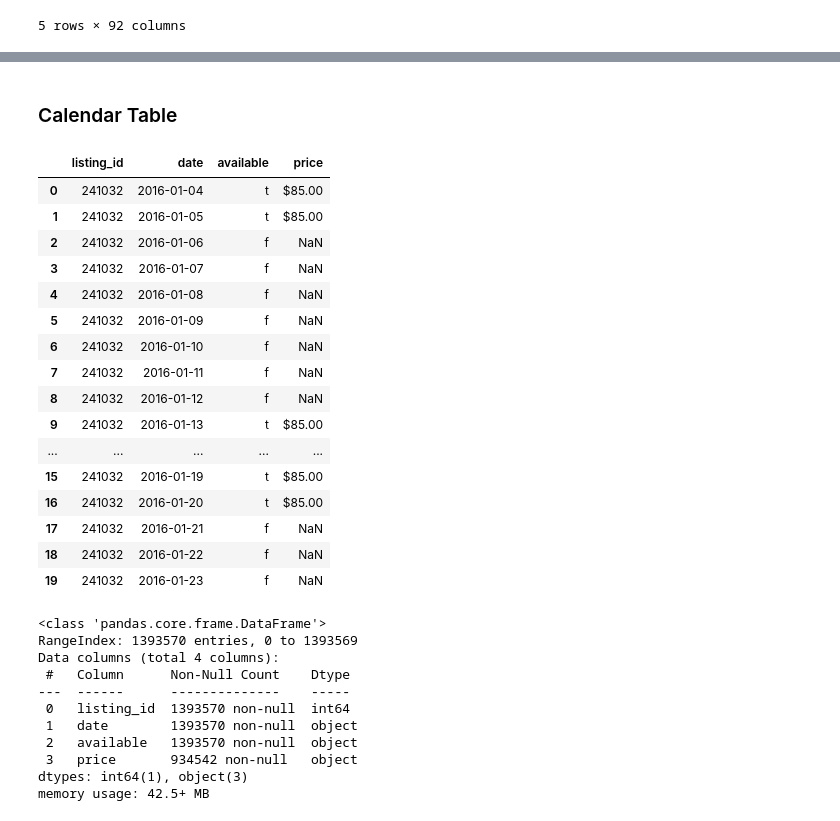
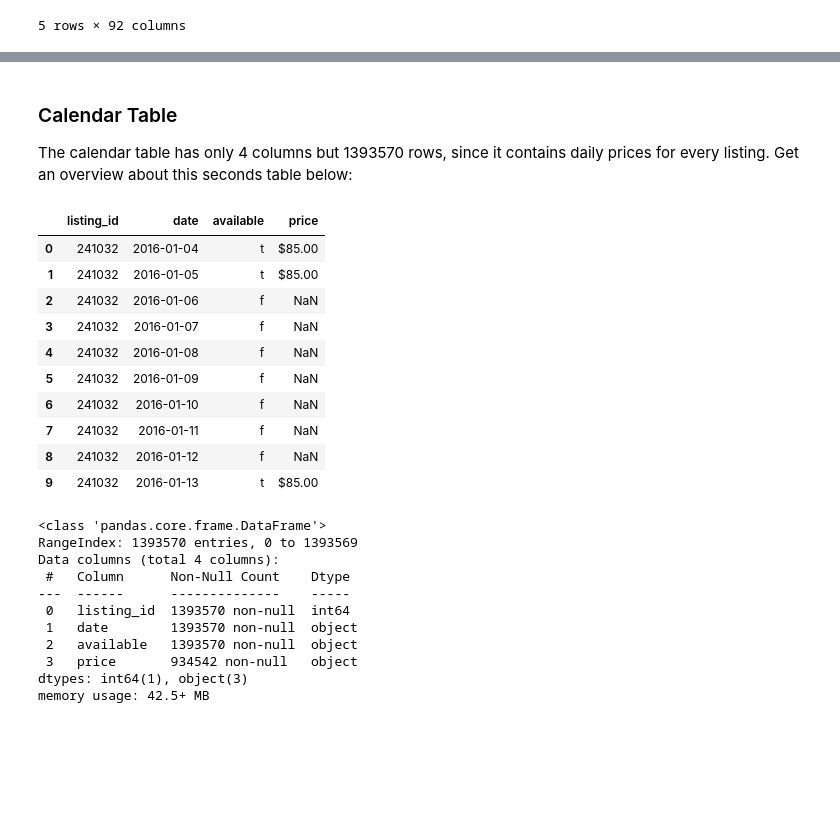
Before and after one commit to carini599/Airbnb_Seattle_Carina_Breu, a Jupyter notebook: airbnb_seattle_notebook.ipynb, the cells around one changed output, grey strips where cells are left out. Saved outputs shown, nothing was run; the diff lists cells and outputs as text; code cells hidden in the pictures; blank space fills up the shorter version.

```diff
--- a/airbnb_seattle_notebook.ipynb
+++ b/airbnb_seattle_notebook.ipynb
@@ -87,29 +105,25 @@ Data columns (total 92 columns):
  91  reviews_per_month                 3191 non-null   float64
 dtypes: float64(17), int64(13), object(62)
 memory usage: 2.7+ MB
-# %% [markdown]
-### Calendar Table
+# %% [markdown]
+### Calendar Table
+
+The calendar table has only 4 columns but 1393570 rows, since it contains daily prices for every listing. Get an overview about this seconds table below:
 # %%
-#Show first rows of Calendar dataset
-df_calendar.head(20)
+#Show first 10 rows of Calendar dataset
+df_calendar.head(10)
 # %% [output]
 |  | listing_id | date | available | price |
 | 0 | 241032 | 2016-01-04 | t | $85.00 |
 | 1 | 241032 | 2016-01-05 | t | $85.00 |
 | 2 | 241032 | 2016-01-06 | f | NaN |
 | 3 | 241032 | 2016-01-07 | f | NaN |
 | 4 | 241032 | 2016-01-08 | f | NaN |
 | 5 | 241032 | 2016-01-09 | f | NaN |
 | 6 | 241032 | 2016-01-10 | f | NaN |
 | 7 | 241032 | 2016-01-11 | f | NaN |
 | 8 | 241032 | 2016-01-12 | f | NaN |
 | 9 | 241032 | 2016-01-13 | t | $85.00 |
-| ... | ... | ... | ... | ... |
-| 15 | 241032 | 2016-01-19 | t | $85.00 |
-| 16 | 241032 | 2016-01-20 | t | $85.00 |
-| 17 | 241032 | 2016-01-21 | f | NaN |
-| 18 | 241032 | 2016-01-22 | f | NaN |
-| 19 | 241032 | 2016-01-23 | f | NaN |
 # %%
 #Columns and datatypes of Calendar dataset
 df_calendar.info()
```
Also changed, not shown: parts of 55 cells of this notebook.
